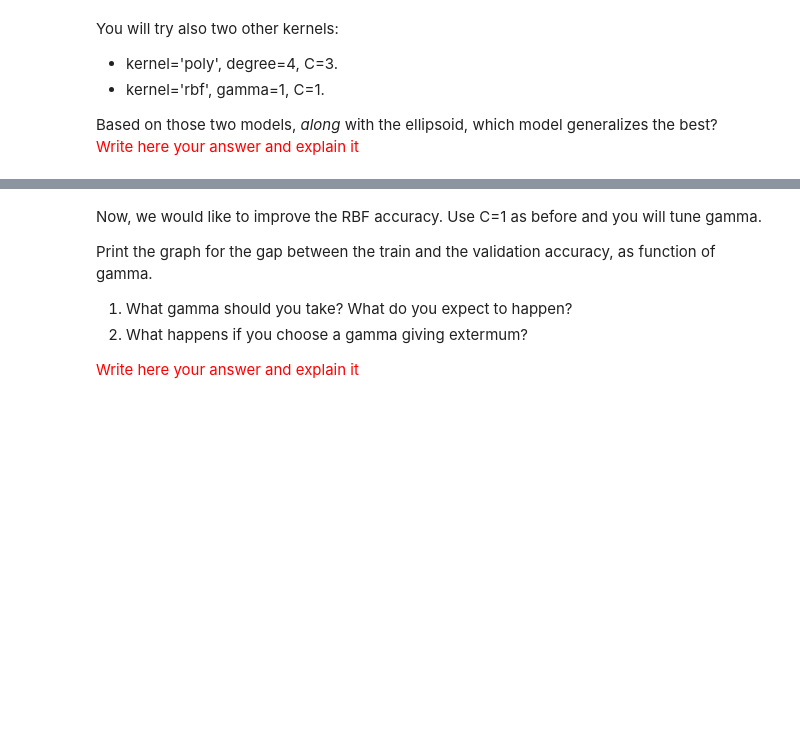
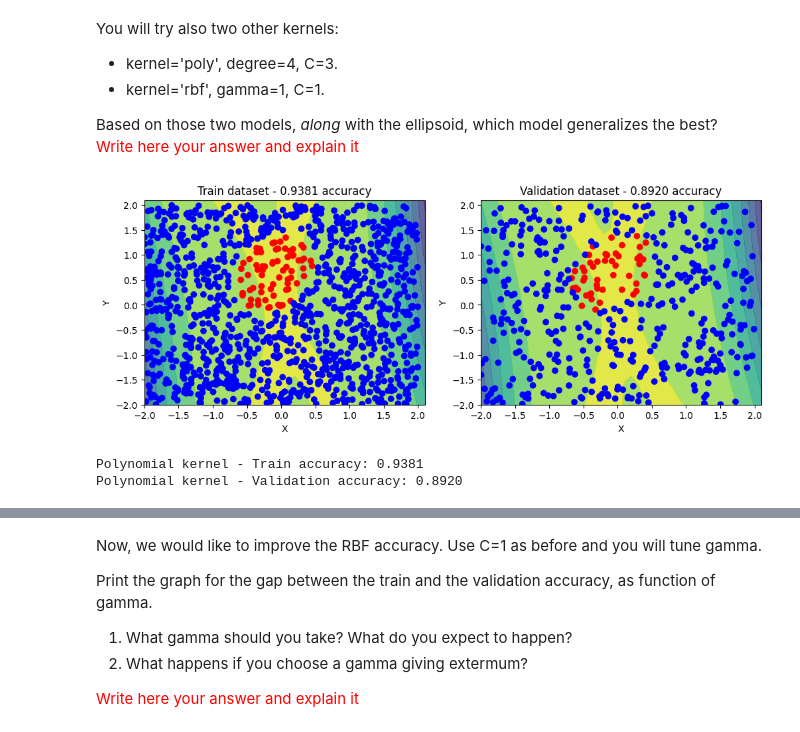
Before and after one commit to MahmoudAbade/ML-HW, a Jupyter notebook: HW3.ipynb, the cells around one changed output, grey strips where cells are left out. Saved outputs shown, nothing was run; the diff lists cells and outputs as text; code cells hidden in the pictures; blank space fills up the shorter version.

```diff
--- a/HW3.ipynb
+++ b/HW3.ipynb
@@ -134,31 +148,39 @@ You will try also two other kernels:
 Based on those two models, _along_ with the ellipsoid, which model generalizes the best? <br/>
 <font color='red'>Write here your answer and explain it</font>
 # %%
+# Test polynomial kernel
 from sklearn.svm import SVC
 
-model = # Implement here
-clf = model.fit(X_train, y_train)
+model_poly = SVC(kernel='poly', degree=4, C=3)
+clf_poly = model_poly.fit(X_train, y_train)
 
 xx, yy = np.meshgrid(np.arange(-2, 2.2, 0.1), np.arange(-2, 2.2, 0.1))
 xy = np.c_[xx.ravel(), yy.ravel()]
 
-P = model.decision_function(xy).reshape(xx.shape)
+P = model_poly.decision_function(xy).reshape(xx.shape)
 
 fig, axs = plt.subplots(1, 2, figsize=(12, 4))
 
 # Plot the training data on the first subplot
 axs[0].contourf(xx, yy, P, alpha=0.8)
 scatter1 = axs[0].scatter(X_train[:, 0], X_train[:, 1], c=y_train, cmap='bwr')
 axs[0].set_xlabel('X')
 axs[0].set_ylabel('Y')
-axs[0].set_title(f'Train dataset - {clf.score(X_train, y_train):.4f} accuracy')
+axs[0].set_title(f'Train dataset - {clf_poly.score(X_train, y_train):.4f} accuracy')
 
 # Plot the validation data on the second subplot
 axs[1].contourf(xx, yy, P, alpha=0.8)
 scatter2 = axs[1].scatter(X_val[:, 0], X_val[:, 1], c=y_val, cmap='bwr')
 axs[1].set_xlabel('X')
 axs[1].set_ylabel('Y')
-axs[1].set_title(f'Validation dataset - {clf.score(X_val, y_val):.4f} accuracy')
+axs[1].set_title(f'Validation dataset - {clf_poly.score(X_val, y_val):.4f} accuracy')
 
 plt.show()
+
+print(f"Polynomial kernel - Train accuracy: {clf_poly.score(X_train, y_train):.4f}")
+print(f"Polynomial kernel - Validation accuracy: {clf_poly.score(X_val, y_val):.4f}")
+# %% [output]
+[figure, added]
+Polynomial kernel - Train accuracy: 0.9381
+Polynomial kernel - Validation accuracy: 0.8920
 # %%
```
Also changed, not shown: parts of 16 cells of this notebook.
